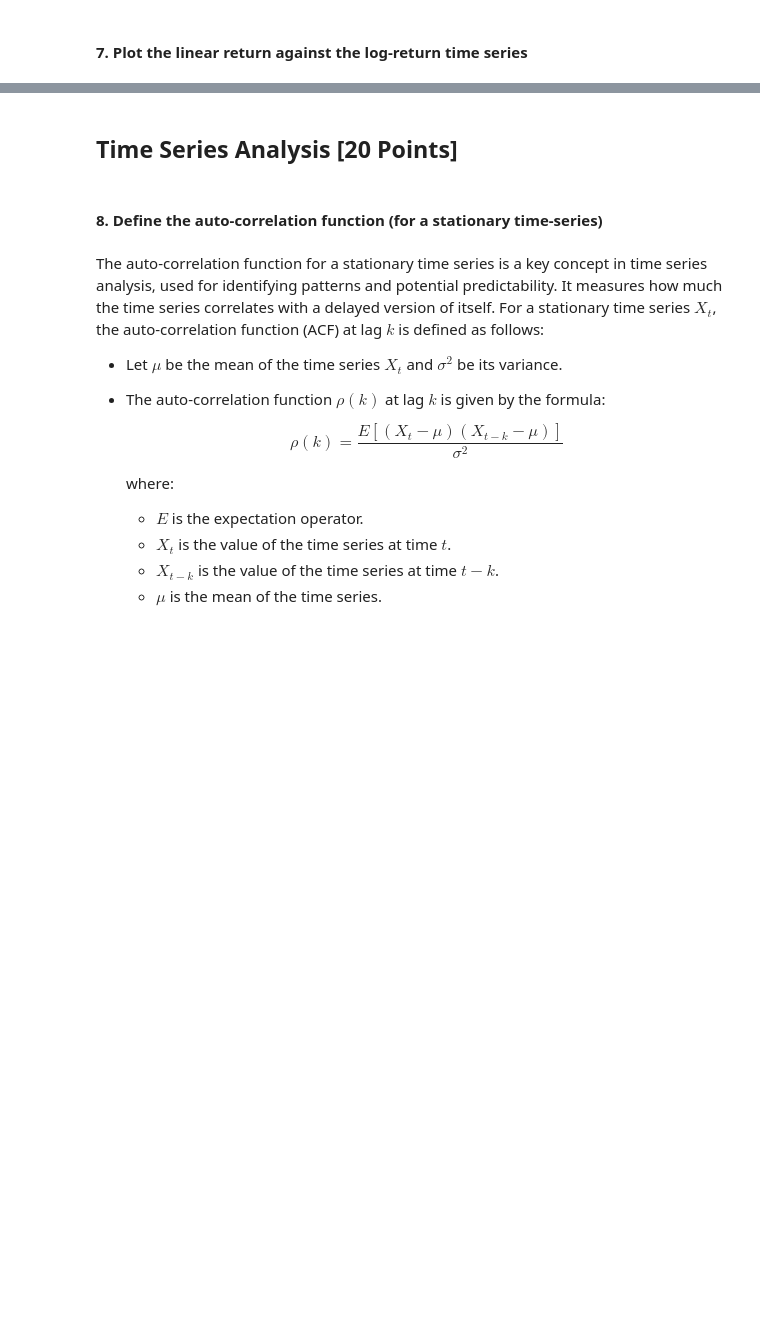
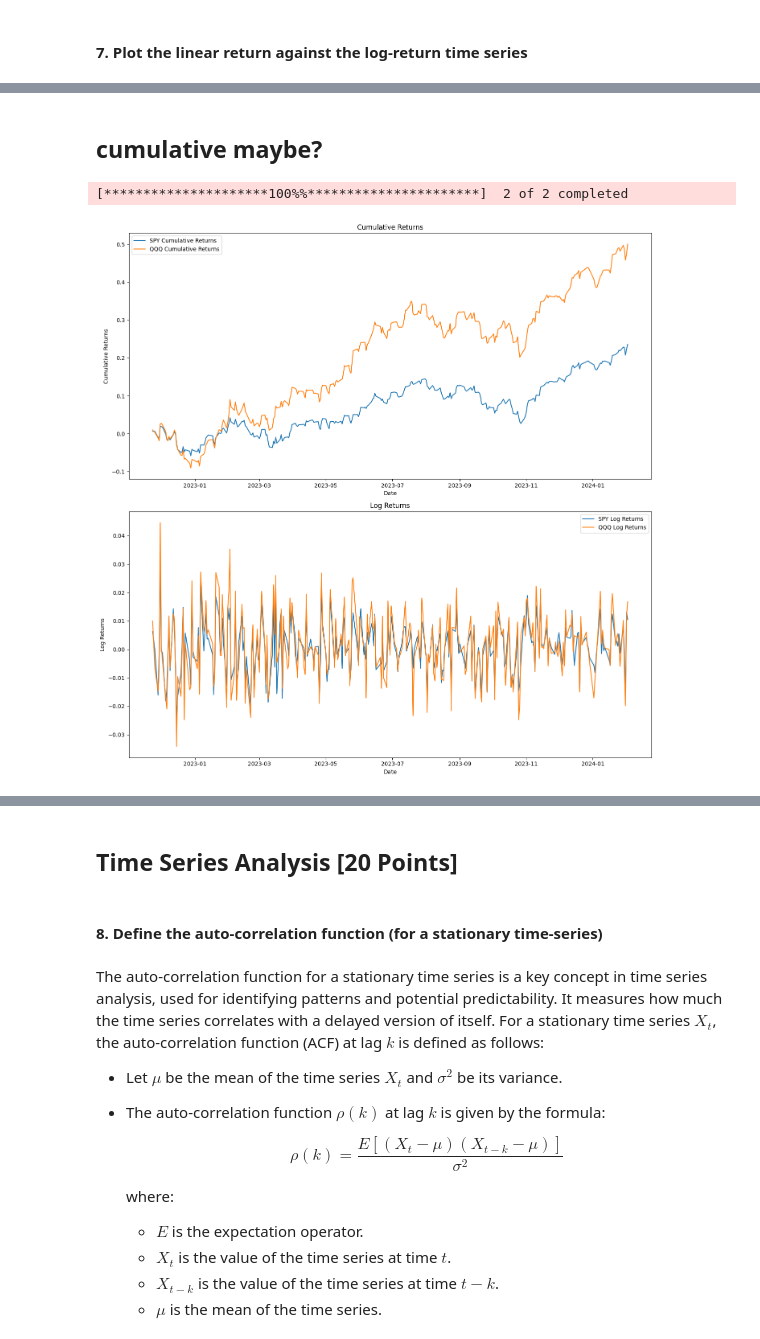
Before and after one commit to Nikitich2033/AlgoTradiong_CW1, a Jupyter notebook: CW_Notebook.ipynb, the cells around one changed output, grey strips where cells are left out. Cells and saved outputs as stored; diff of their text form; code cells hidden in the pictures; blank space fills up the shorter version.

```diff
--- a/CW_Notebook.ipynb
+++ b/CW_Notebook.ipynb
@@ -156,0 +157,42 @@ for ticker in tickers:
+# %% [markdown]
+## cumulative maybe?
+# %%
+# Define the tickers and the period
+tickers = ['SPY', 'QQQ']
+period = "300d"
+
+# Download historical data for the specified ETFs
+data = yf.download(tickers, period=period)['Close']
+
+# Compute the cumulative returns
+cumulative_returns = (1 + data.pct_change()).cumprod() - 1
+
+# Compute the log-returns
+log_returns = np.log(data / data.shift(1))
+
+# Create a subplot for cumulative returns and log returns
+fig, axs = plt.subplots(2, 1, figsize=(14, 14))
+
+# Plot the cumulative returns
+for ticker in tickers:
+    axs[0].plot(cumulative_returns.index, cumulative_returns[ticker], label=f'{ticker} Cumulative Returns')
+
+axs[0].set_title('Cumulative Returns')
+axs[0].set_xlabel('Date')
+axs[0].set_ylabel('Cumulative Returns')
+axs[0].legend()
+
+# Plot the log returns
+for ticker in tickers:
+    axs[1].plot(log_returns.index, log_returns[ticker], label=f'{ticker} Log Returns')
+
+axs[1].set_title('Log Returns')
+axs[1].set_xlabel('Date')
+axs[1].set_ylabel('Log Returns')
+axs[1].legend()
+
+plt.tight_layout()
+plt.show()
+# %% [output]
+[*********************100%%**********************]  2 of 2 completed
+[figure, added]
```
Also changed, not shown: parts of 30 cells of this notebook.
